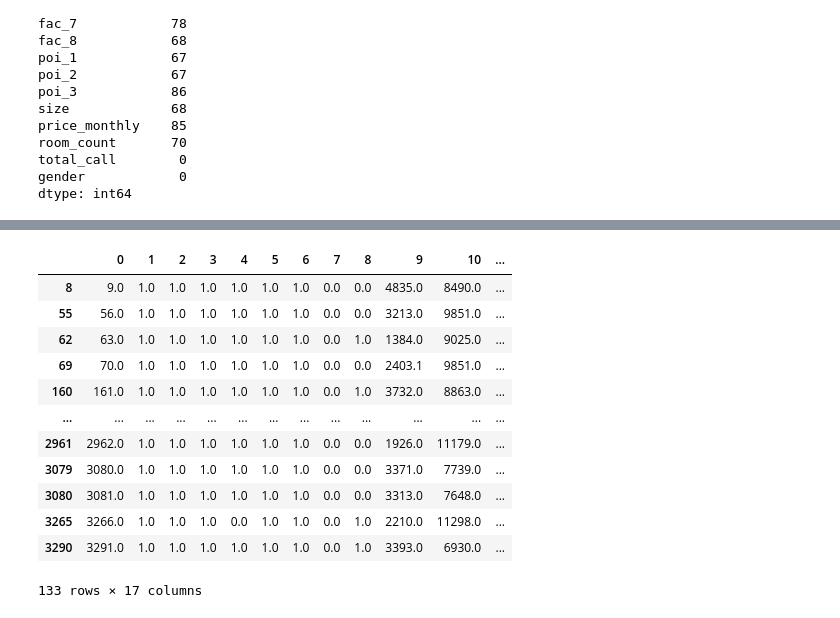
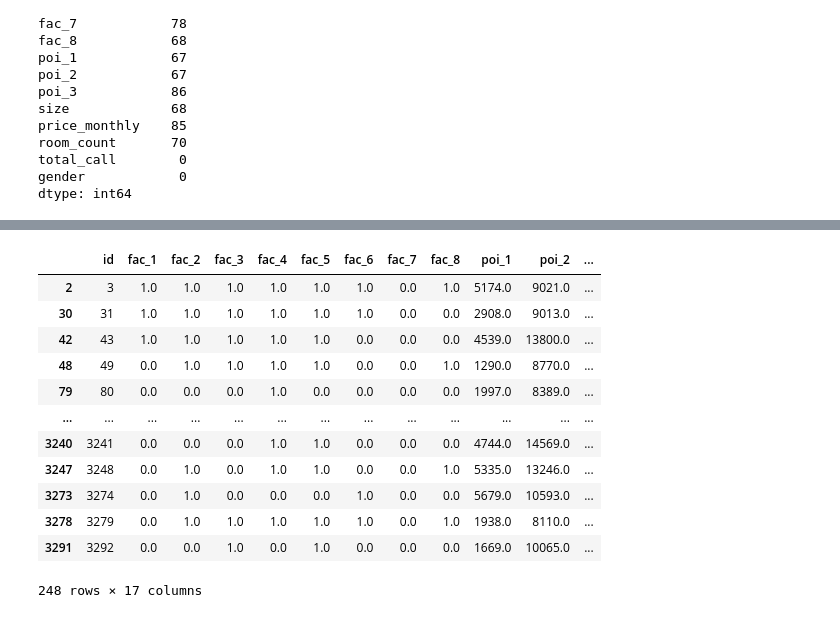
Before and after one commit to sabill/MLCC-Project, a Jupyter notebook: first_project.ipynb, the cells around one changed output, grey strips where cells are left out. Drawn from its saved outputs; the diff is of its cells as text; code cells hidden in the pictures.

```diff
--- a/first_project.ipynb
+++ b/first_project.ipynb
@@ -53,5 +58,0 @@ train_df['gender'] = train_df['gender'].map(gender)
-# %%
-#Fill missing value
-imputer = KNNImputer(n_neighbors=10, weights="uniform")
-train_df = pd.DataFrame(imputer.fit_transform(train_df))
-train_df.head()
@@ -64,0 +80,4 @@ train_df.head()
+# %%
+#fill null data (fac_1 until fac_8) with mode
+for column in train_df.columns[1:9]:
+  train_df[column] = train_df[column].fillna(train_df[column].mode()[0])
@@ -95,0 +137,6 @@ sns.distplot(train_df[13]) #price_monthly
+# %%
+#fill null data based on ratio with price monthly
+train_df['poi_1'] = train_df['poi_1'].fillna(train_df['poi_1'].mean())
+train_df['poi_2'] = train_df['poi_2'].fillna(train_df['poi_2'].mean())
+train_df['poi_3'] = train_df['poi_3'].fillna(train_df['poi_3'].mean())
+train_df['size'] = train_df['size'].fillna(train_df['size'].mean())
@@ -95,0 +176,3 @@ sns.distplot(train_df[13]) #price_monthly
+# %%
+train_df['room_count'] = train_df['room_count'].fillna(train_df['room_count'].mean())
+train_df['price_monthly'] = train_df['price_monthly'].fillna(train_df['price_monthly'].mean())
@@ -106,18 +222,18 @@ def detect_outlier(data, column):
 
     return data[outlier]
 # %%
-detect_outlier(train_df, 13)
+detect_outlier(train_df, 'total_call')
 # %% [output]
-|  | 0 | 1 | 2 | 3 | 4 | 5 | 6 | 7 | 8 | 9 | 10 | ... |
-| 8 | 9.0 | 1.0 | 1.0 | 1.0 | 1.0 | 1.0 | 1.0 | 0.0 | 0.0 | 4835.0 | 8490.0 | ... |
-| 55 | 56.0 | 1.0 | 1.0 | 1.0 | 1.0 | 1.0 | 1.0 | 0.0 | 0.0 | 3213.0 | 9851.0 | ... |
-| 62 | 63.0 | 1.0 | 1.0 | 1.0 | 1.0 | 1.0 | 1.0 | 0.0 | 1.0 | 1384.0 | 9025.0 | ... |
-| 69 | 70.0 | 1.0 | 1.0 | 1.0 | 1.0 | 1.0 | 1.0 | 0.0 | 0.0 | 2403.1 | 9851.0 | ... |
-| 160 | 161.0 | 1.0 | 1.0 | 1.0 | 1.0 | 1.0 | 1.0 | 0.0 | 1.0 | 3732.0 | 8863.0 | ... |
+|  | id | fac_1 | fac_2 | fac_3 | fac_4 | fac_5 | fac_6 | fac_7 | fac_8 | poi_1 | poi_2 | ... |
+| 2 | 3 | 1.0 | 1.0 | 1.0 | 1.0 | 1.0 | 1.0 | 0.0 | 1.0 | 5174.0 | 9021.0 | ... |
+| 30 | 31 | 1.0 | 1.0 | 1.0 | 1.0 | 1.0 | 1.0 | 0.0 | 0.0 | 2908.0 | 9013.0 | ... |
+| 42 | 43 | 1.0 | 1.0 | 1.0 | 1.0 | 1.0 | 0.0 | 0.0 | 0.0 | 4539.0 | 13800.0 | ... |
+| 48 | 49 | 0.0 | 1.0 | 1.0 | 1.0 | 1.0 | 0.0 | 0.0 | 1.0 | 1290.0 | 8770.0 | ... |
+| 79 | 80 | 0.0 | 0.0 | 0.0 | 1.0 | 0.0 | 0.0 | 0.0 | 0.0 | 1997.0 | 8389.0 | ... |
 | ... | ... | ... | ... | ... | ... | ... | ... | ... | ... | ... | ... | ... |
-| 2961 | 2962.0 | 1.0 | 1.0 | 1.0 | 1.0 | 1.0 | 1.0 | 0.0 | 0.0 | 1926.0 | 11179.0 | ... |
-| 3079 | 3080.0 | 1.0 | 1.0 | 1.0 | 1.0 | 1.0 | 1.0 | 0.0 | 0.0 | 3371.0 | 7739.0 | ... |
-| 3080 | 3081.0 | 1.0 | 1.0 | 1.0 | 1.0 | 1.0 | 1.0 | 0.0 | 0.0 | 3313.0 | 7648.0 | ... |
-| 3265 | 3266.0 | 1.0 | 1.0 | 1.0 | 0.0 | 1.0 | 1.0 | 0.0 | 1.0 | 2210.0 | 11298.0 | ... |
-| 3290 | 3291.0 | 1.0 | 1.0 | 1.0 | 1.0 | 1.0 | 1.0 | 0.0 | 1.0 | 3393.0 | 6930.0 | ... |
+| 3240 | 3241 | 0.0 | 0.0 | 0.0 | 1.0 | 1.0 | 0.0 | 0.0 | 0.0 | 4744.0 | 14569.0 | ... |
+| 3247 | 3248 | 0.0 | 1.0 | 0.0 | 1.0 | 1.0 | 0.0 | 0.0 | 1.0 | 5335.0 | 13246.0 | ... |
+| 3273 | 3274 | 0.0 | 1.0 | 0.0 | 0.0 | 0.0 | 1.0 | 0.0 | 0.0 | 5679.0 | 10593.0 | ... |
+| 3278 | 3279 | 0.0 | 1.0 | 1.0 | 1.0 | 1.0 | 1.0 | 0.0 | 1.0 | 1938.0 | 8110.0 | ... |
+| 3291 | 3292 | 0.0 | 0.0 | 1.0 | 0.0 | 1.0 | 0.0 | 0.0 | 0.0 | 1669.0 | 10065.0 | ... |
-133 rows × 17 columns
+248 rows × 17 columns
```
Also changed, not shown: parts of 43 cells of this notebook.
